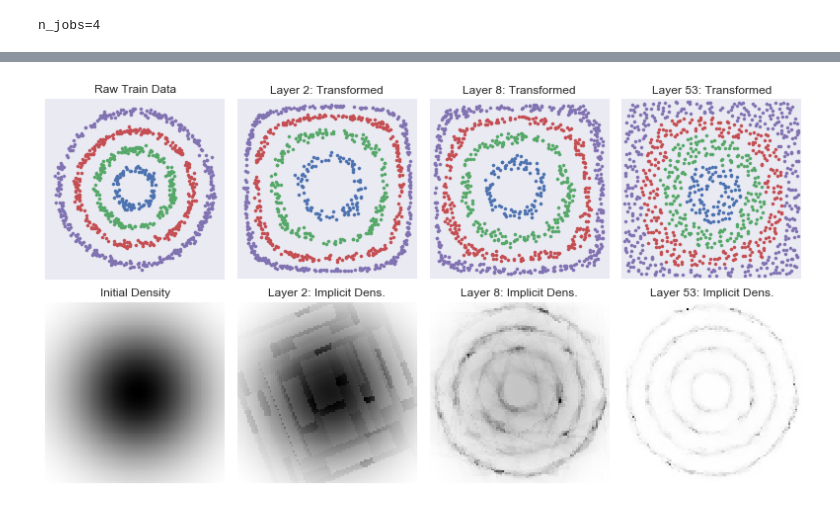
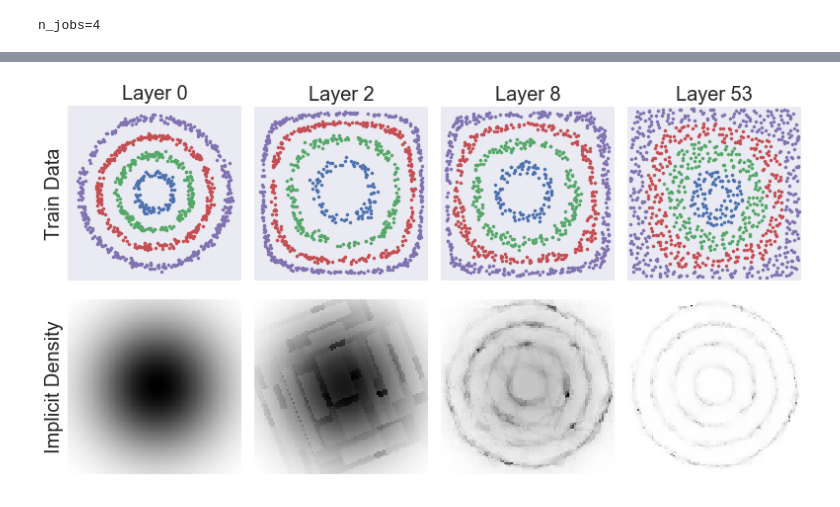
Before and after one commit to davidinouye/destructive-deep-learning, a Jupyter notebook: notebooks/demo_toy_experiment.ipynb, the cells around one changed output, grey strips where cells are left out. Saved outputs shown, nothing was run; the diff lists cells and outputs as text; code cells hidden in the pictures.

```diff
--- a/notebooks/demo_toy_experiment.ipynb
+++ b/notebooks/demo_toy_experiment.ipynb
@@ -342,7 +344,7 @@ plt.show()
 # Select best destructors of main groups (linear, mixture, tree) and precompute transforms for figure below
 selected_arr = [
     res for res in results_arr if res['destructor_name'] in [
-        'RandLin (100)', 'GausMix (0.5)', 'DensityTree (0.9)'
+        'RandLin (100)', 'GausMix (0.5)', 'RandTree (100)', 'DensityTree (0.9)'
     ]
 ]
 def _add_transform(res):
@@ -374,15 +376,18 @@ def _scatter_X_y(X, y, ax, **kwargs):
     else:
         ax.scatter(X[:, 0], X[:, 1])
 
-fig, axes_arr = plt.subplots(1, len(selected_arr) * 2, figsize=(20, 4))
-axes_mat = axes_arr.reshape(-1, 2)
-for res, axes in zip(selected_arr, axes_mat):
+fig, axes_mat = plt.subplots(2, len(selected_arr), figsize=(11, 5.7))
+axes_mat = axes_mat.reshape(2, -1).transpose()
+for i, (res, axes) in enumerate(zip(selected_arr, axes_mat)):
     for split, X_split, y_split,  ax in zip(
         ['Train', 'Test'], [X_train, X_test], [y_train, y_test], axes
     ):
-        _scatter_X_y(res['Z_%s' % split.lower()], y_split, ax)
+        _scatter_X_y(res['Z_%s' % split.lower()], y_split, ax, s=10)
         _clean_axis(ax, limits=[[0, 1], [0, 1]])
-        ax.set_title('%s %s' % (res['destructor_name'], split), fontsize=16)
+        if split == 'Train':
+            ax.set_title(res['destructor_name'], fontsize=16)
+        if i == 0:
+            ax.set_ylabel(split, fontsize=20)
 plt.tight_layout()
 plt.show()
 # %% [output]
@@ -392,49 +397,50 @@ plt.show()
 selected_res = next(res for res in results_arr if res['destructor_name'] == 'DensityTree (0.9)')
 selected_destructor = selected_res['fitted_destructor']
 n_layers = len(selected_destructor.fitted_destructors_)
-disp_layers = np.concatenate(([0], np.minimum(n_layers, np.logspace(0, np.log10(n_layers), 3, dtype=np.int))))
+disp_layers = np.minimum(n_layers - 1, np.logspace(0, np.log10(n_layers - 1), 3, endpoint=True, dtype=np.int))
+disp_layers = np.concatenate(([0], disp_layers))
 
 fig, axes = plt.subplots(2, len(disp_layers), figsize=np.array([11, 6]))
 axes = axes.transpose()
 for li, axes_col in zip(disp_layers, axes):
     partial_idx = np.arange(li + 1)
     if li == 0:
+        # Special case to show original raw data
         Z_partial_train = X_train
-        data_title = 'Raw Train Data'
-        density_title = 'Initial Density'
+        title = 'Layer 0'
+        axes_col[0].set_ylabel('Train Data', fontsize=20)
+        axes_col[1].set_ylabel('Implicit Density', fontsize=20)
     else:
         Z_partial_train = selected_destructor.transform(X_train, partial_idx=partial_idx)
-        data_title = 'Layer %d: Transformed' % (li+1)
-        density_title = 'Layer %d: Implicit Dens.' % (li+1)
+        title = 'Layer %d' % (li + 1)
 
     # Create grid of points (extend slightly beyond min and maximum of data)
     n_query = 100
     perc_extend = 0.02
     bounds = np.array([np.min(D.X, axis=0), np.max(D.X, axis=0)]).transpose()
     bounds_diff = bounds[:, 1] - bounds[:, 0]
     bounds[:, 0] -= perc_extend / 2 * bounds_diff
     bounds[:, 1] += perc_extend / 2 * bounds_diff
     x_q = np.linspace(*bounds[0, :], num=n_query)
     y_q = np.linspace(*bounds[1, :], num=n_query)
     X_grid, Y_grid = np.meshgrid(x_q, y_q)
     X_query = np.array([X_grid.ravel(), Y_grid.ravel()]).transpose()
 
     # Get density values along grid
     log_pdf_grid = selected_destructor.score_samples(
         X_query, partial_idx=partial_idx).reshape(n_query, -1)
     pdf_grid = np.exp(np.maximum(log_pdf_grid, -16))
 
     # Show scatter plot
     _scatter_X_y(Z_partial_train, y_train, axes_col[0], s=10)
     _clean_axis(axes_col[0], limits=[[0, 1], [0, 1]] if li > 0 else None)
-    axes_col[0].set_title(data_title)
+    axes_col[0].set_title(title, fontsize=20)
 
     # Show density
     axes_col[1].pcolormesh(X_grid, Y_grid, -pdf_grid, cmap='gray', zorder=-1)
     _clean_axis(axes_col[1])
-    axes_col[1].set_title(density_title)
 
 plt.tight_layout()
 plt.show()
 # %% [output]
-[figure, old version]
+[figure, new version]
```
Also changed, not shown: parts of 3 cells of this notebook.
